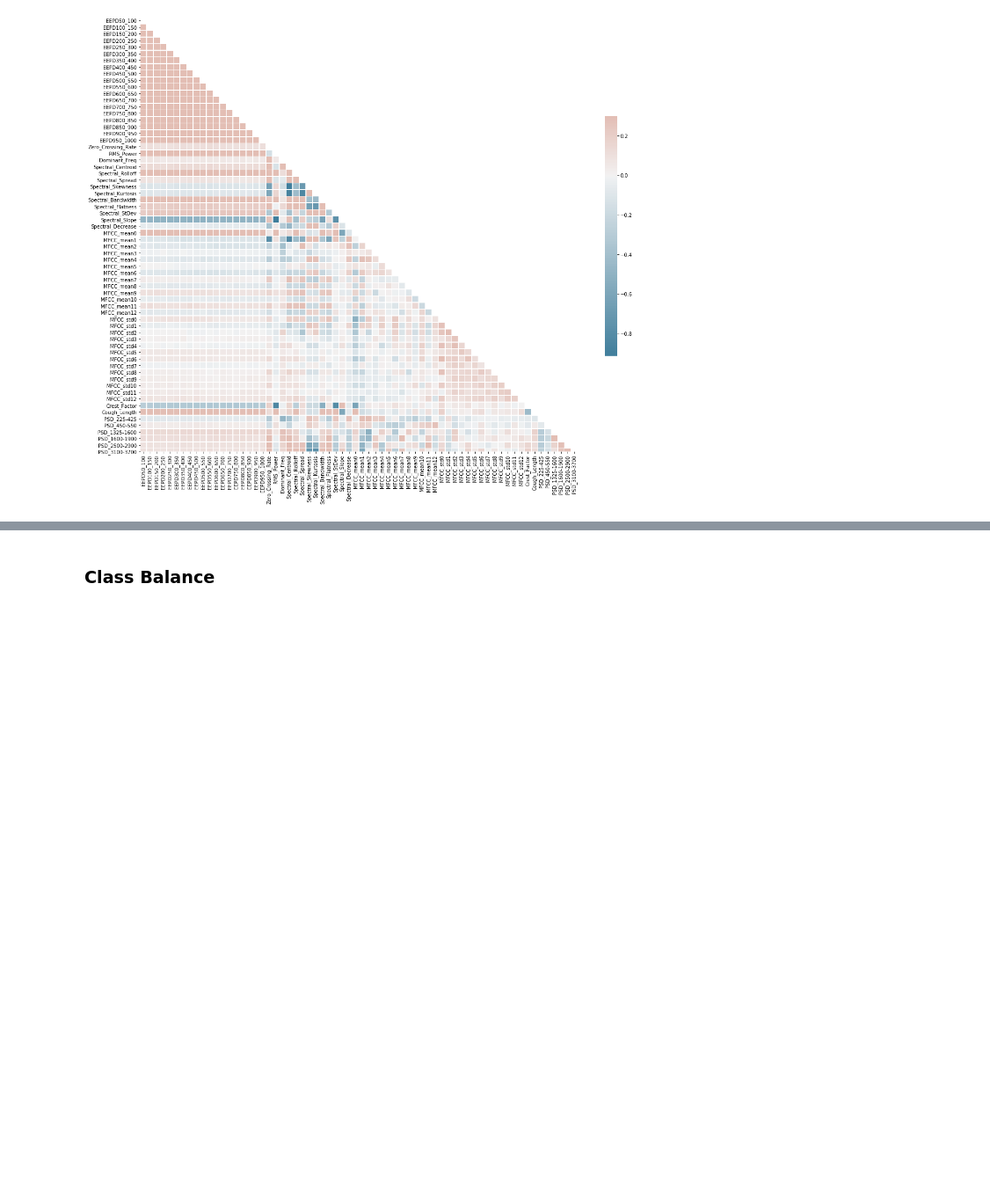
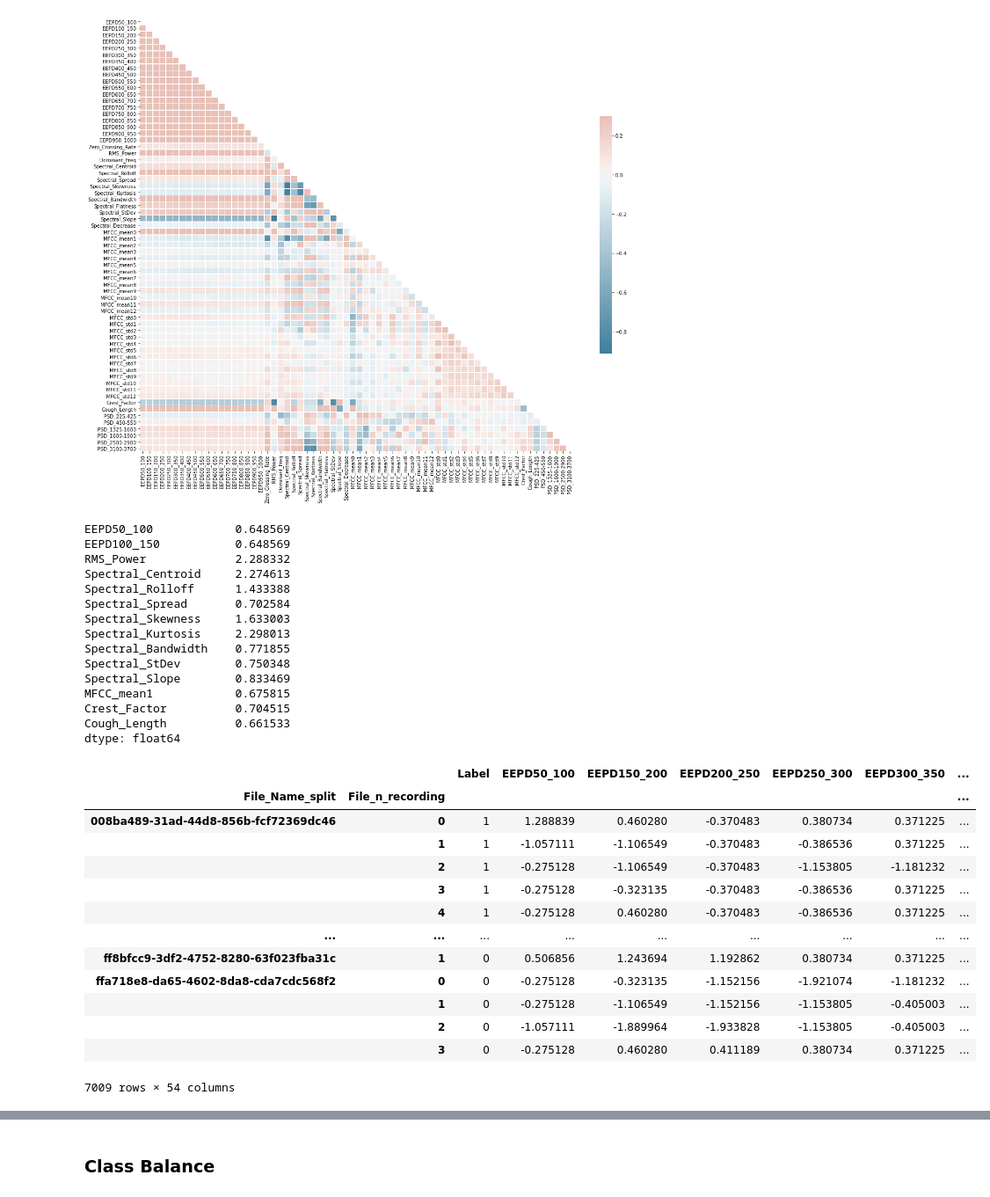
Before and after one commit to clelf/ML_Project2, a Jupyter notebook: scripts/P2 - EDA.ipynb, the cells around one changed output, grey strips where cells are left out. Shown at 88% size. Cells and saved outputs as stored; diff of their text form; code cells hidden in the pictures; blank space fills up the shorter version.

```diff
--- a/scripts/P2 - EDA.ipynb
+++ b/scripts/P2 - EDA.ipynb
@@ -142,3 +140,47 @@ sns.heatmap(corr, mask=mask, cmap=cmap, vmax=.3, center=0,
 # %% [output]
 <matplotlib.axes._subplots.AxesSubplot at 0x...>
 [figure]
+# %%
+from data_transformations import *
+i = corr[((corr > 0.8)) | (corr < -0.8) ].fillna(0)
+i = i[i<1.0]
+i = i[i>-1.0]
+new = i**2
+new[new.isnull()==True]=0
+sumnew=new.sum(axis=0)
+ind_=sumnew[sumnew>0]
+print(ind_)
+ind_=ind_.index[1:]
+final=df.drop(ind_,axis=1)
+
+final
+# %% [output]
+EEPD50_100            0.648569
+EEPD100_150           0.648569
+RMS_Power             2.288332
+Spectral_Centroid     2.274613
+Spectral_Rolloff      1.433388
+Spectral_Spread       0.702584
+Spectral_Skewness     1.633003
+Spectral_Kurtosis     2.298013
+Spectral_Bandwidth    0.771855
+Spectral_StDev        0.750348
+Spectral_Slope        0.833469
+MFCC_mean1            0.675815
+Crest_Factor          0.704515
+Cough_Length          0.661533
+dtype: float64
+|  |  | Label | EEPD50_100 | EEPD150_200 | EEPD200_250 | EEPD250_300 | EEPD300_350 | ... |
+| File_Name_split | File_n_recording |  |  |  |  |  |  | ... |
+| 008ba489-31ad-44d8-856b-fcf72369dc46 | 0 | 1 | 1.288839 | 0.460280 | -0.370483 | 0.380734 | 0.371225 | ... |
+|  | 1 | 1 | -1.057111 | -1.106549 | -0.370483 | -0.386536 | 0.371225 | ... |
+|  | 2 | 1 | -0.275128 | -1.106549 | -0.370483 | -1.153805 | -1.181232 | ... |
+|  | 3 | 1 | -0.275128 | -0.323135 | -0.370483 | -0.386536 | 0.371225 | ... |
+|  | 4 | 1 | -0.275128 | 0.460280 | -0.370483 | -0.386536 | 0.371225 | ... |
+| ... | ... | ... | ... | ... | ... | ... | ... | ... |
+| ff8bfcc9-3df2-4752-8280-63f023fba31c | 1 | 0 | 0.506856 | 1.243694 | 1.192862 | 0.380734 | 0.371225 | ... |
+| ffa718e8-da65-4602-8da8-cda7cdc568f2 | 0 | 0 | -0.275128 | -0.323135 | -1.152156 | -1.921074 | -1.181232 | ... |
+|  | 1 | 0 | -0.275128 | -1.106549 | -1.152156 | -1.153805 | -0.405003 | ... |
+|  | 2 | 0 | -1.057111 | -1.889964 | -1.933828 | -1.153805 | -0.405003 | ... |
+|  | 3 | 0 | -0.275128 | 0.460280 | 0.411189 | 0.380734 | 0.371225 | ... |
+7009 rows × 54 columns
```
Also changed, not shown: parts of 36 cells of this notebook, 23 other files.
